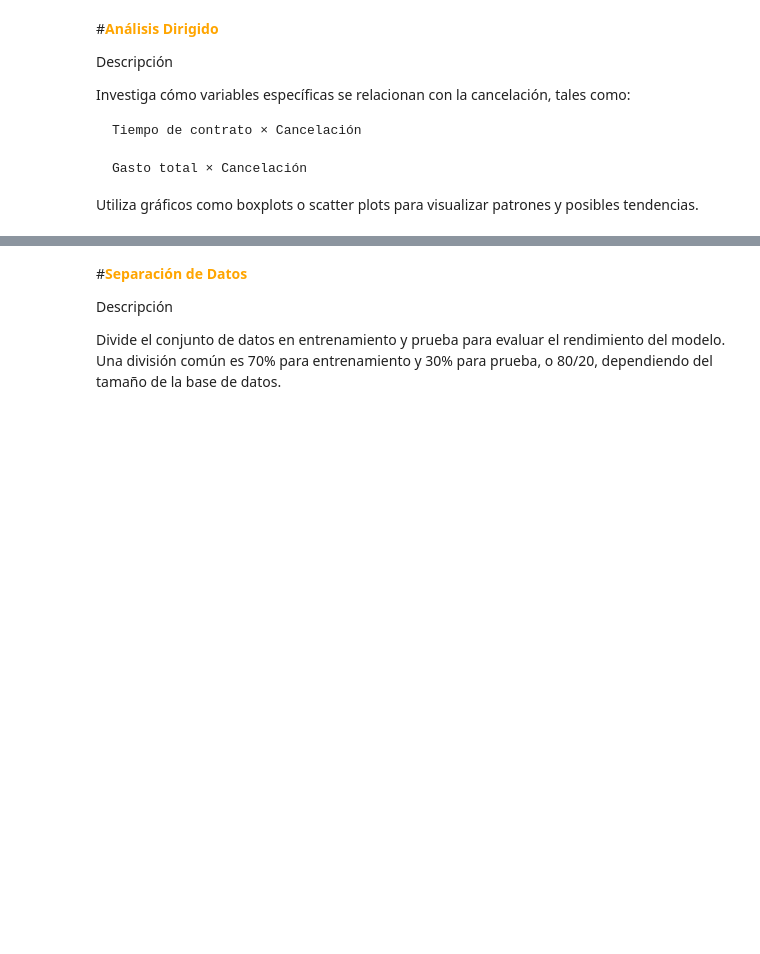
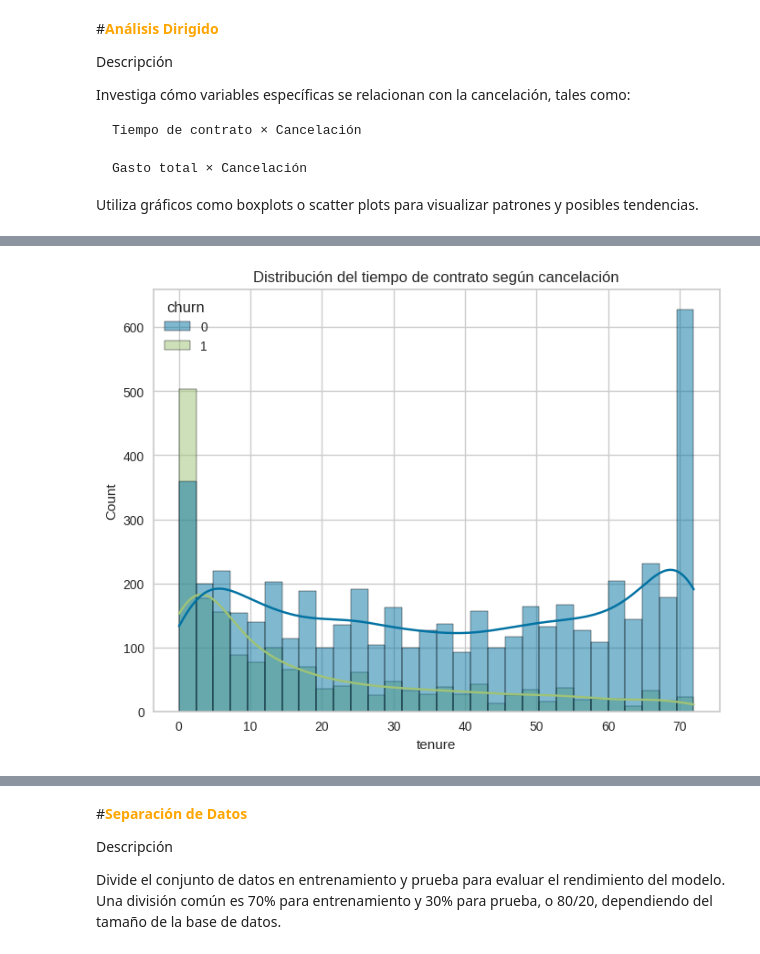
Before and after one commit to LejImkoaj/proyecto-telecomX-parte2, a Jupyter notebook: telecomX_parte2_LATAM.ipynb, the cells around one changed output, grey strips where cells are left out. Saved outputs shown, nothing was run; the diff lists cells and outputs as text; code cells hidden in the pictures; blank space fills up the shorter version.

```diff
--- a/telecomX_parte2_LATAM.ipynb
+++ b/telecomX_parte2_LATAM.ipynb
@@ -394,0 +469,16 @@ Utiliza gráficos como boxplots o scatter plots para visualizar patrones y posib
+# %%
+plt.figure(figsize=(8,6))
+
+sns.histplot(
+    data=df,
+    x="tenure",
+    hue="churn",
+    bins=30,
+    kde=True
+)
+
+plt.title("Distribución del tiempo de contrato según cancelación")
+
+plt.show()
+# %% [output]
+[figure, added]
```
Also changed, not shown: parts of 14 cells of this notebook.
